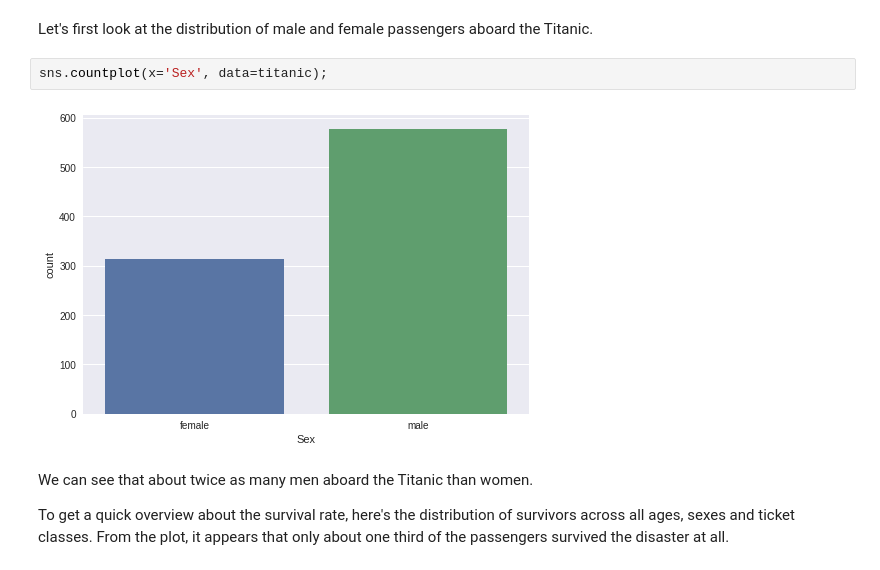
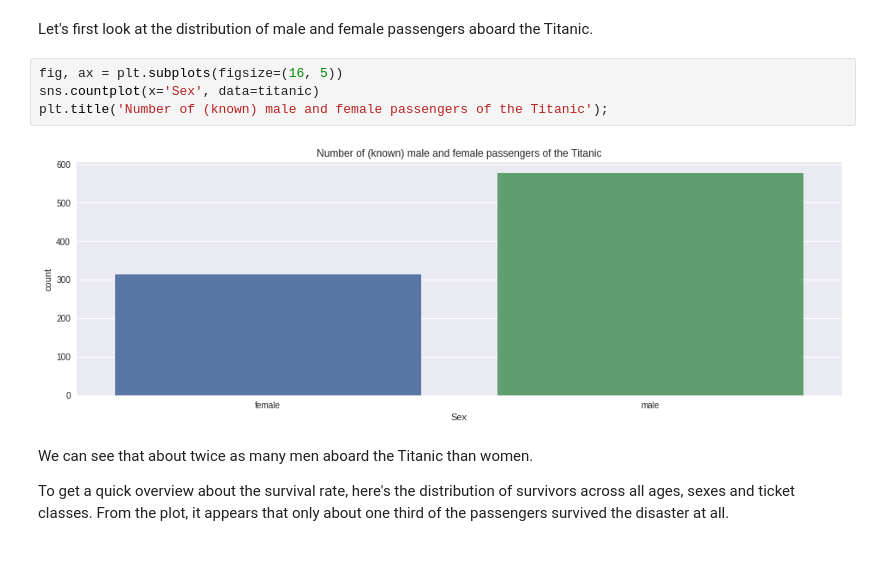
Before and after one commit to sunsided/DAND-Titanic, a Jupyter notebook: titanic.ipynb, the cells around one changed output. Drawn from its saved outputs; the diff is of its cells as text.

```diff
--- a/titanic.ipynb
+++ b/titanic.ipynb
@@ -595,10 +595,12 @@ import matplotlib.pyplot as plt
 import seaborn as sns
 # %% [markdown]
 Let's first look at the distribution of male and female passengers aboard the Titanic.
-# %%
-sns.countplot(x='Sex', data=titanic);
-# %% [output]
-[figure, removed]
+# %%
+fig, ax = plt.subplots(figsize=(16, 5))
+sns.countplot(x='Sex', data=titanic)
+plt.title('Number of (known) male and female passengers of the Titanic');
+# %% [output]
+[figure, added]
 # %% [markdown]
 We can see that about twice as many men aboard the Titanic than women.
 
```
Also changed, not shown: parts of 21 cells of this notebook, 1 other file.
